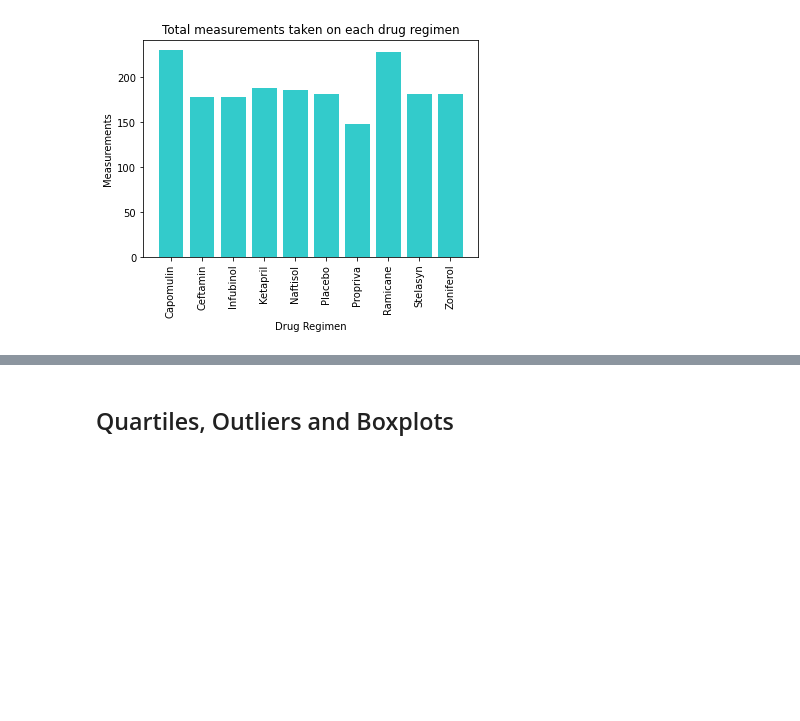
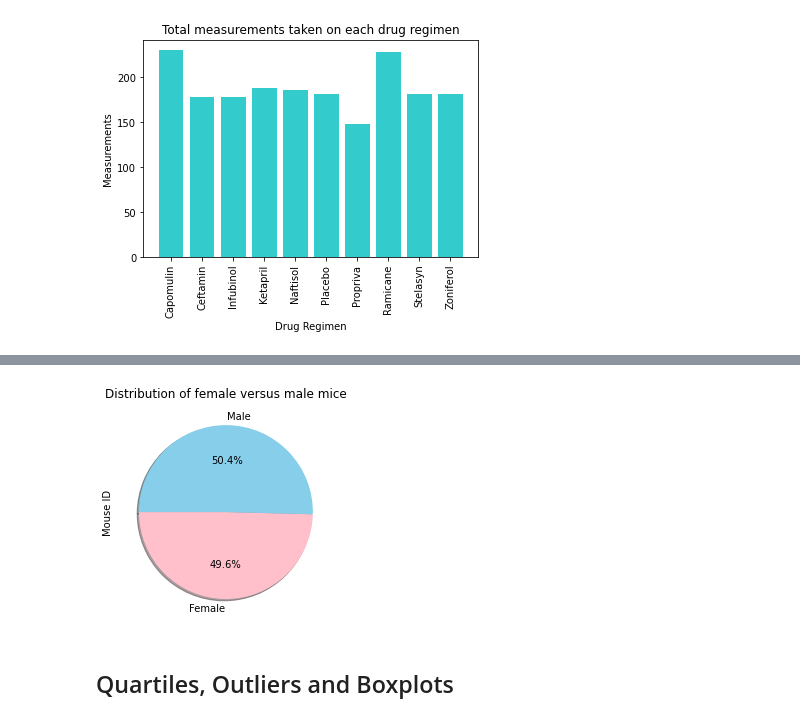
Before and after one commit to Sunny419-hub/Matplotlib-challenge, a Jupyter notebook: Pymaceuticals/pymaceuticals.ipynb, the cells around one changed output, grey strips where cells are left out. Cells and saved outputs as stored; diff of their text form; code cells hidden in the pictures; blank space fills up the shorter version.

```diff
--- a/Pymaceuticals/pymaceuticals.ipynb
+++ b/Pymaceuticals/pymaceuticals.ipynb
@@ -188,3 +203,19 @@ tick_locations = [value for value in x_axis]
+# %%
+# Generate a pie plot showing the distribution of female versus male mice using pyplot
+mouse_gender =list(gender_group.index.values)
+gen_count = gender_group["Mouse ID"]
+colors =["pink","skyblue"]
+
+# Tell matplotlib to create a pie chart based upon the above data
+plt.pie(gen_count, labels=mouse_gender, colors=colors,
+        autopct="%1.1f%%", shadow=True, startangle=180)
+
+# Set textual properties
+plt.ylabel("Mouse ID")
+plt.title("Distribution of female versus male mice")
+plt.show()
+# %% [output]
+[figure, added]
 # %% [markdown]
 ## Quartiles, Outliers and Boxplots
 # %%
```
Also changed, not shown: parts of 7 cells of this notebook.
